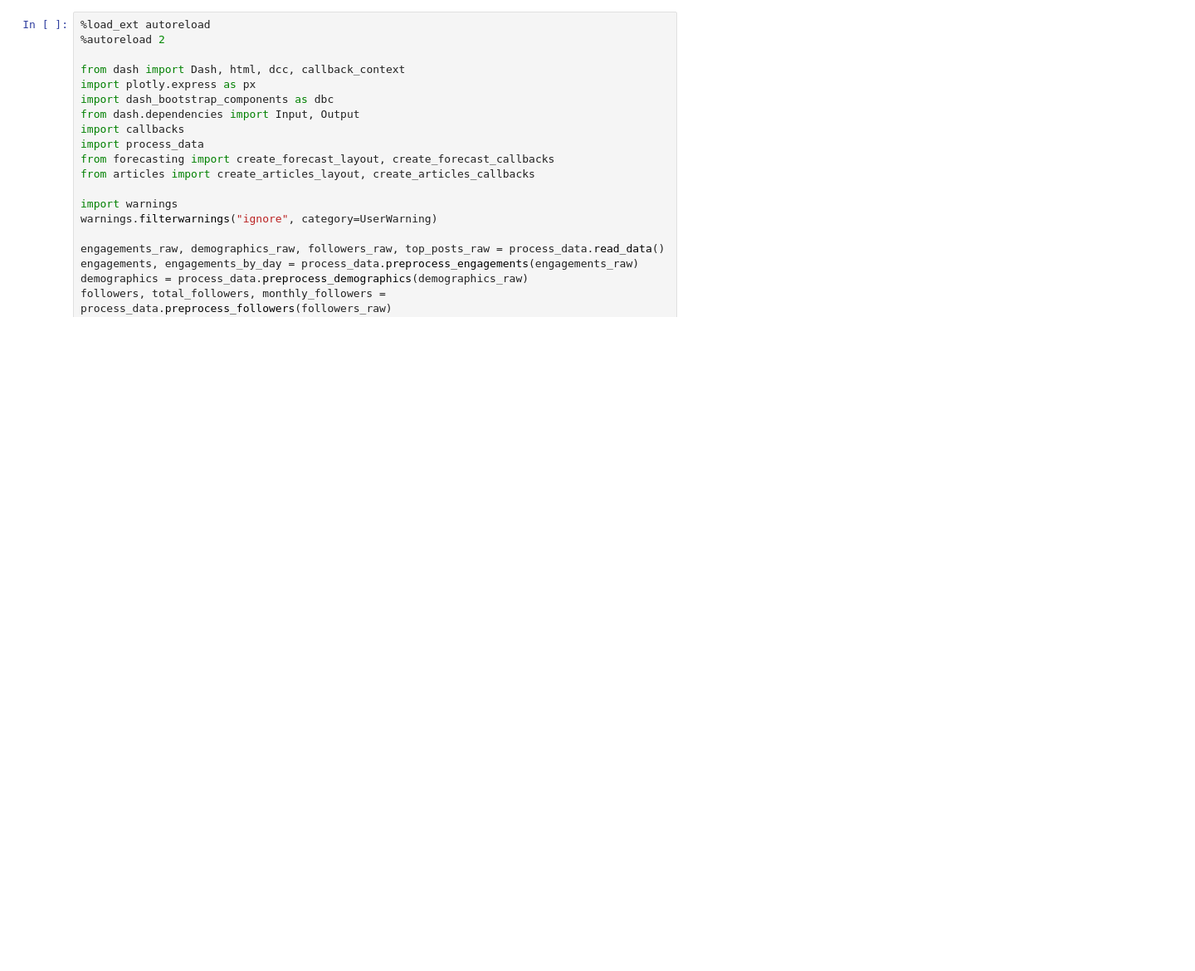
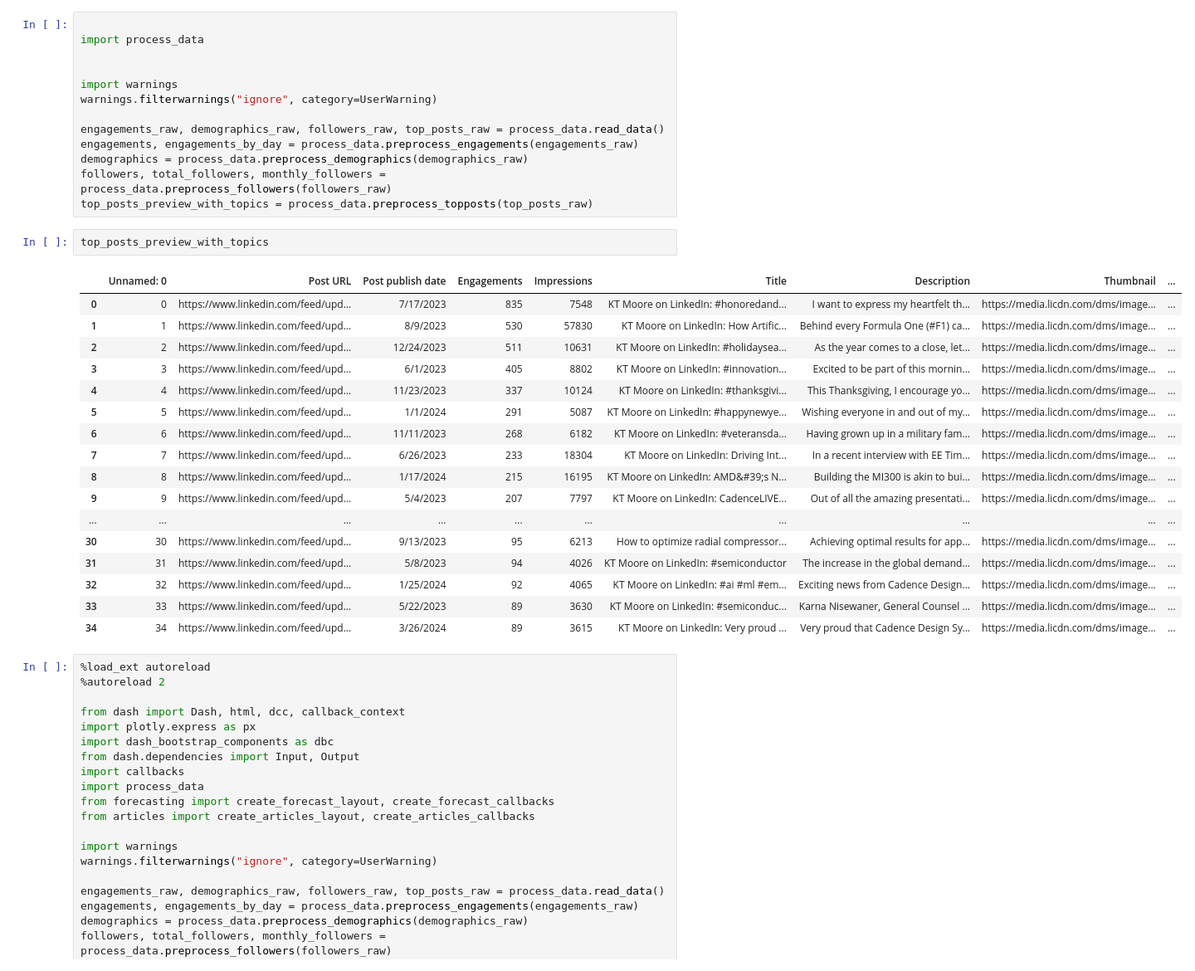
Before and after one commit to Reaction-Power-Inc/Executive-AI-Dashboard, a Jupyter notebook: app.ipynb, the cells around one changed output. Shown at 83% size. Saved outputs shown, nothing was run; the diff lists cells and outputs as text; blank space fills up the shorter version.

```diff
--- a/app.ipynb
+++ b/app.ipynb
@@ -1,3 +1,36 @@
+# %%
+
+import process_data
+
+
+import warnings
+warnings.filterwarnings("ignore", category=UserWarning)
+
+engagements_raw, demographics_raw, followers_raw, top_posts_raw = process_data.read_data()
+engagements, engagements_by_day = process_data.preprocess_engagements(engagements_raw)
+demographics = process_data.preprocess_demographics(demographics_raw)
+followers, total_followers, monthly_followers = process_data.preprocess_followers(followers_raw)
+top_posts_preview_with_topics = process_data.preprocess_topposts(top_posts_raw)
+# %%
+top_posts_preview_with_topics
+# %% [output]
+|  | Unnamed: 0 | Post URL | Post publish date | Engagements | Impressions | Title | Description | Thumbnail | ... |
+| 0 | 0 | https://www.linkedin.com/feed/upd... | 7/17/2023 | 835 | 7548 | KT Moore on LinkedIn: #honoredand... | I want to express my heartfelt th... | https://media.licdn.com/dms/image... | ... |
+| 1 | 1 | https://www.linkedin.com/feed/upd... | 8/9/2023 | 530 | 57830 | KT Moore on LinkedIn: How Artific... | Behind every Formula One (#F1) ca... | https://media.licdn.com/dms/image... | ... |
+| 2 | 2 | https://www.linkedin.com/feed/upd... | 12/24/2023 | 511 | 10631 | KT Moore on LinkedIn: #holidaysea... | As the year comes to a close, let... | https://media.licdn.com/dms/image... | ... |
+| 3 | 3 | https://www.linkedin.com/feed/upd... | 6/1/2023 | 405 | 8802 | KT Moore on LinkedIn: #innovation... | Excited to be part of this mornin... | https://media.licdn.com/dms/image... | ... |
+| 4 | 4 | https://www.linkedin.com/feed/upd... | 11/23/2023 | 337 | 10124 | KT Moore on LinkedIn: #thanksgivi... | This Thanksgiving, I encourage yo... | https://media.licdn.com/dms/image... | ... |
+| 5 | 5 | https://www.linkedin.com/feed/upd... | 1/1/2024 | 291 | 5087 | KT Moore on LinkedIn: #happynewye... | Wishing everyone in and out of my... | https://media.licdn.com/dms/image... | ... |
+| 6 | 6 | https://www.linkedin.com/feed/upd... | 11/11/2023 | 268 | 6182 | KT Moore on LinkedIn: #veteransda... | Having grown up in a military fam... | https://media.licdn.com/dms/image... | ... |
+| 7 | 7 | https://www.linkedin.com/feed/upd... | 6/26/2023 | 233 | 18304 | KT Moore on LinkedIn: Driving Int... | In a recent interview with EE Tim... | https://media.licdn.com/dms/image... | ... |
+| 8 | 8 | https://www.linkedin.com/feed/upd... | 1/17/2024 | 215 | 16195 | KT Moore on LinkedIn: AMD&#39;s N... | Building the MI300 is akin to bui... | https://media.licdn.com/dms/image... | ... |
+| 9 | 9 | https://www.linkedin.com/feed/upd... | 5/4/2023 | 207 | 7797 | KT Moore on LinkedIn: CadenceLIVE... | Out of all the amazing presentati... | https://media.licdn.com/dms/image... | ... |
+| ... | ... | ... | ... | ... | ... | ... | ... | ... | ... |
+| 30 | 30 | https://www.linkedin.com/feed/upd... | 9/13/2023 | 95 | 6213 | How to optimize radial compressor... | Achieving optimal results for app... | https://media.licdn.com/dms/image... | ... |
+| 31 | 31 | https://www.linkedin.com/feed/upd... | 5/8/2023 | 94 | 4026 | KT Moore on LinkedIn: #semiconductor | The increase in the global demand... | https://media.licdn.com/dms/image... | ... |
+| 32 | 32 | https://www.linkedin.com/feed/upd... | 1/25/2024 | 92 | 4065 | KT Moore on LinkedIn: #ai #ml #em... | Exciting news from Cadence Design... | https://media.licdn.com/dms/image... | ... |
+| 33 | 33 | https://www.linkedin.com/feed/upd... | 5/22/2023 | 89 | 3630 | KT Moore on LinkedIn: #semiconduc... | Karna Nisewaner, General Counsel ... | https://media.licdn.com/dms/image... | ... |
+| 34 | 34 | https://www.linkedin.com/feed/upd... | 3/26/2024 | 89 | 3615 | KT Moore on LinkedIn: Very proud ... | Very proud that Cadence Design Sy... | https://media.licdn.com/dms/image... | ... |
 # %%
 %load_ext autoreload
 %autoreload 2
```
Also changed, not shown: 9 other files.
